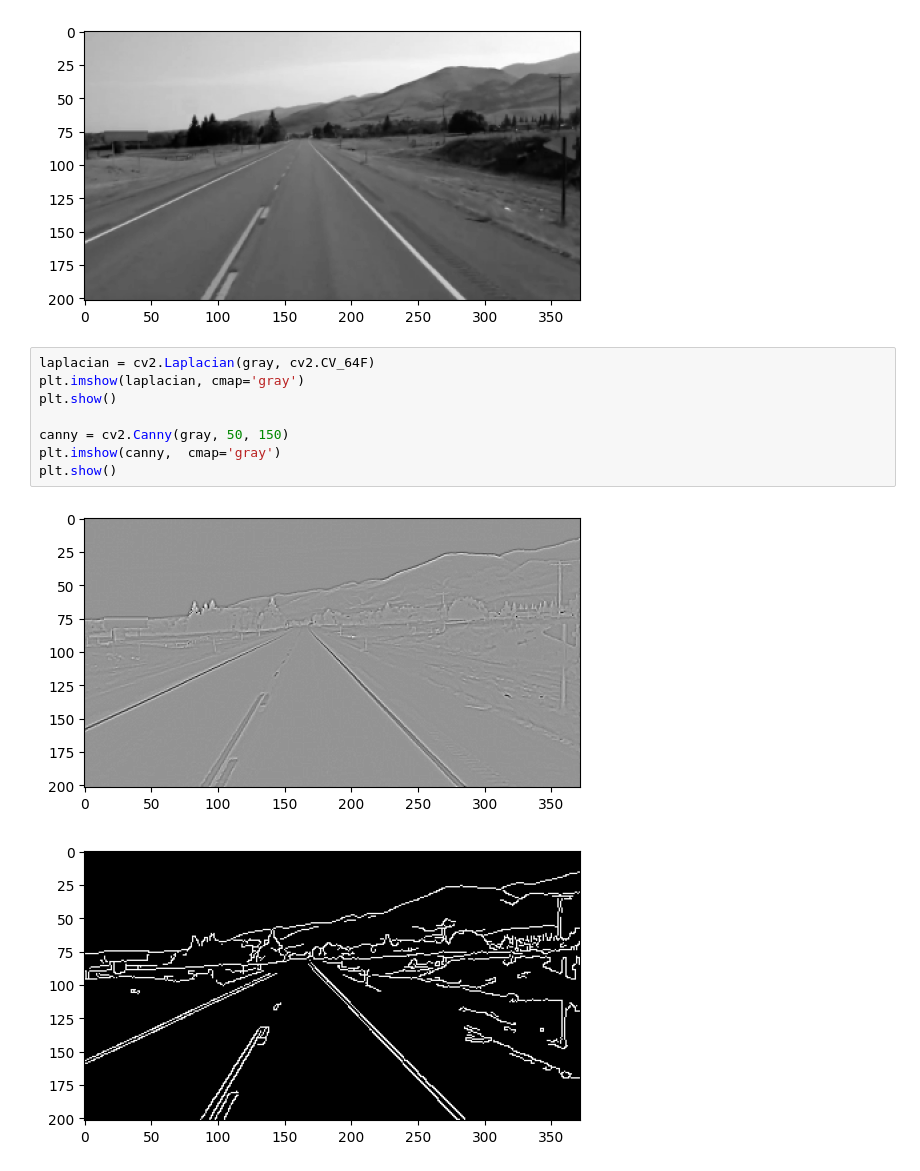
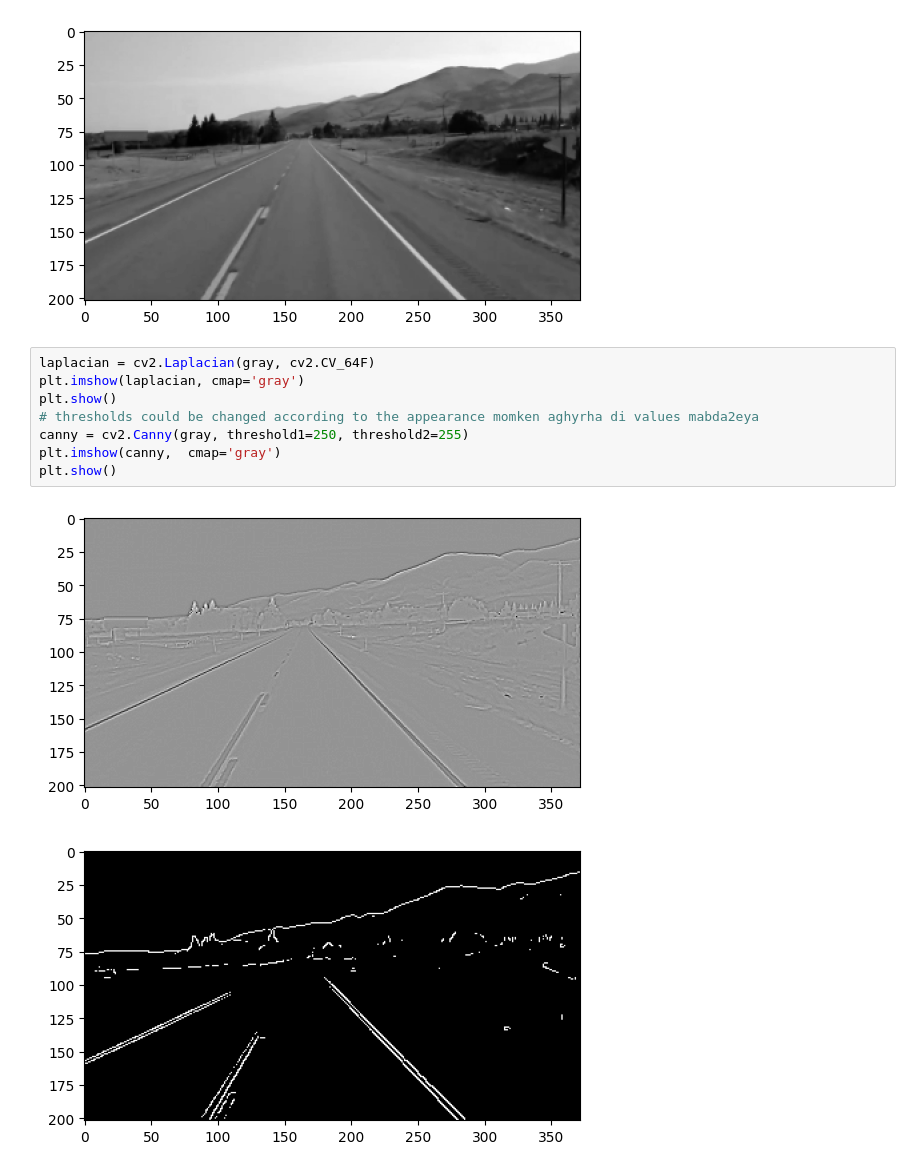
Before and after one commit to MohamedFarid612/Image-Processing-Filters-For-ImageCartoonifying-and-Road-Lane-Detection-Using-Hough-Transform, a Jupyter notebook: Hough.ipynb, the cells around one changed output. Saved outputs shown, nothing was run; the diff lists cells and outputs as text.

```diff
--- a/Hough.ipynb
+++ b/Hough.ipynb
@@ -22,11 +22,11 @@ plt.show()
 # %%
 laplacian = cv2.Laplacian(gray, cv2.CV_64F)
 plt.imshow(laplacian, cmap='gray')
 plt.show()
-
-canny = cv2.Canny(gray, 50, 150)
+# thresholds could be changed according to the appearance momken aghyrha di values mabda2eya
+canny = cv2.Canny(gray, threshold1=250, threshold2=255)
 plt.imshow(canny,  cmap='gray')
 plt.show()
 # %% [output]
 [figure]
-[figure, old version]
+[figure, new version]
```
Also changed, not shown: parts of 2 cells of this notebook.
